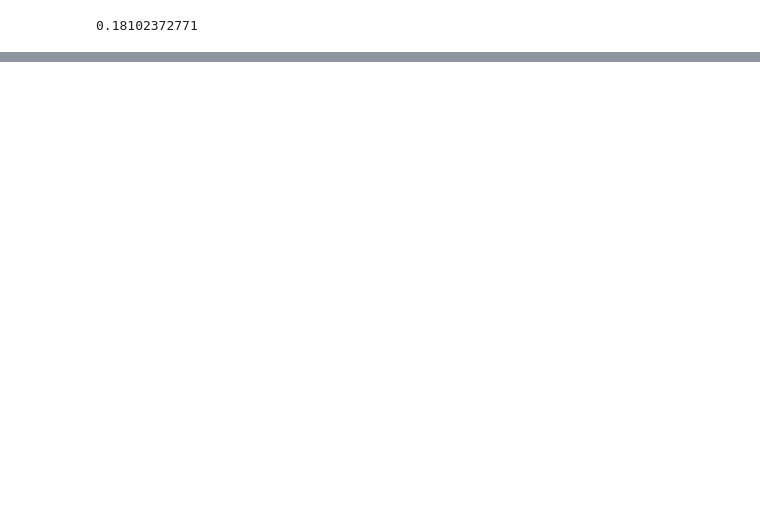
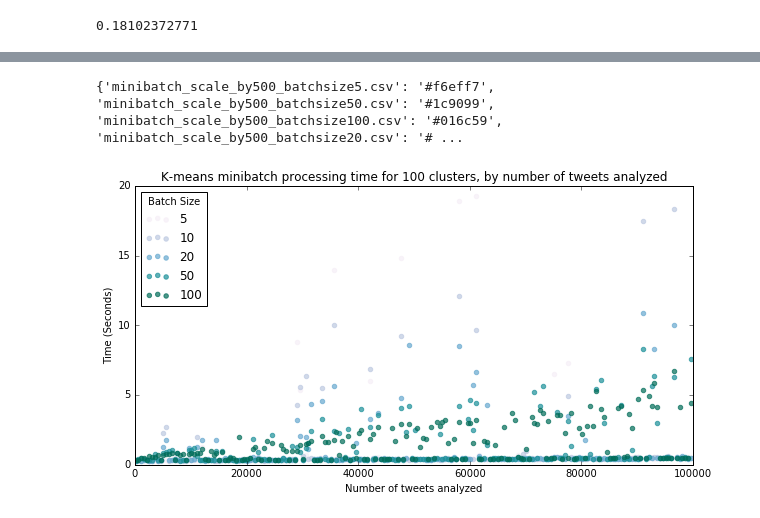
Before and after one commit to pksohn/tweet-clustering, a Jupyter notebook: notebooks/Results.ipynb, the cells around one changed output, grey strips where cells are left out. Saved outputs shown, nothing was run; the diff lists cells and outputs as text; code cells hidden in the pictures; blank space fills up the shorter version.

```diff
--- a/notebooks/Results.ipynb
+++ b/notebooks/Results.ipynb
@@ -51,0 +117,30 @@ print slope
+# %%
+minibatch_files = ['minibatch_scale_by500_batchsize5.csv',
+                   'minibatch_scale_by500_batchsize10.csv',
+                   'minibatch_scale_by500_batchsize20.csv',
+                   'minibatch_scale_by500_batchsize50.csv',
+                   'minibatch_scale_by500_batchsize100.csv']
+colors = ['#f6eff7', '#bdc9e1', '#67a9cf', '#1c9099', '#016c59']
+
+mb_colors = dict(zip(minibatch_files, colors))
+print mb_colors
+# %% [output]
+{'minibatch_scale_by500_batchsize5.csv': '#f6eff7', 'minibatch_scale_by500_batchsize50.csv': '#1c9099', 'minibatch_scale_by500_batchsize100.csv': '#016c59', 'minibatch_scale_by500_batchsize20.csv': '# ...
+# %%
+plt.figure(figsize=[10,5])
+
+for data in minibatch_files:
+    minibatch = pd.read_csv(os.path.join(scaling, data))
+    label = data.replace('minibatch_scale_by500_batchsize', '').replace('.csv','')
+    plt.scatter(x=minibatch.samples, y=minibatch.seconds, alpha=0.7,
+                color=mb_colors[data], label=label)
+
+# Labels and other parameters
+plt.axis(xmin=0, ymin=0, xmax=100000, ymax =20)
+plt.xlabel('Number of tweets analyzed')
+plt.ylabel('Time (Seconds)')
+plt.title('K-means minibatch processing time for 100 clusters, by number of tweets analyzed')
+plt.legend(loc=2, title='Batch Size')
+plt.show()
+# %% [output]
+[figure, added]
```
Also changed, not shown: parts of 10 cells of this notebook, 3 other files.
